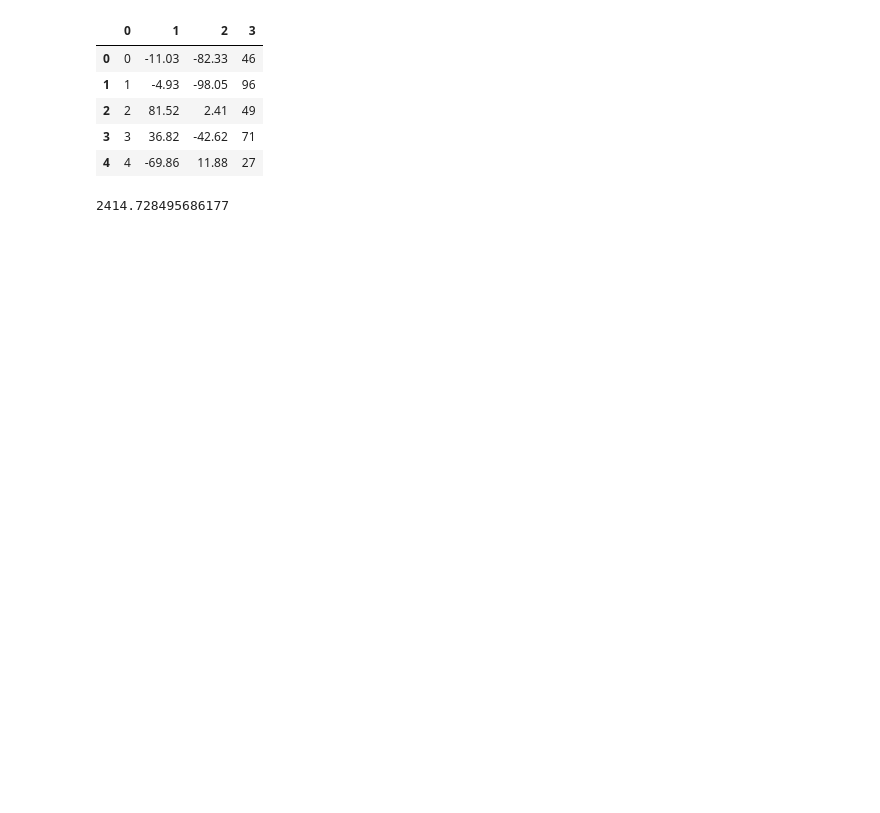
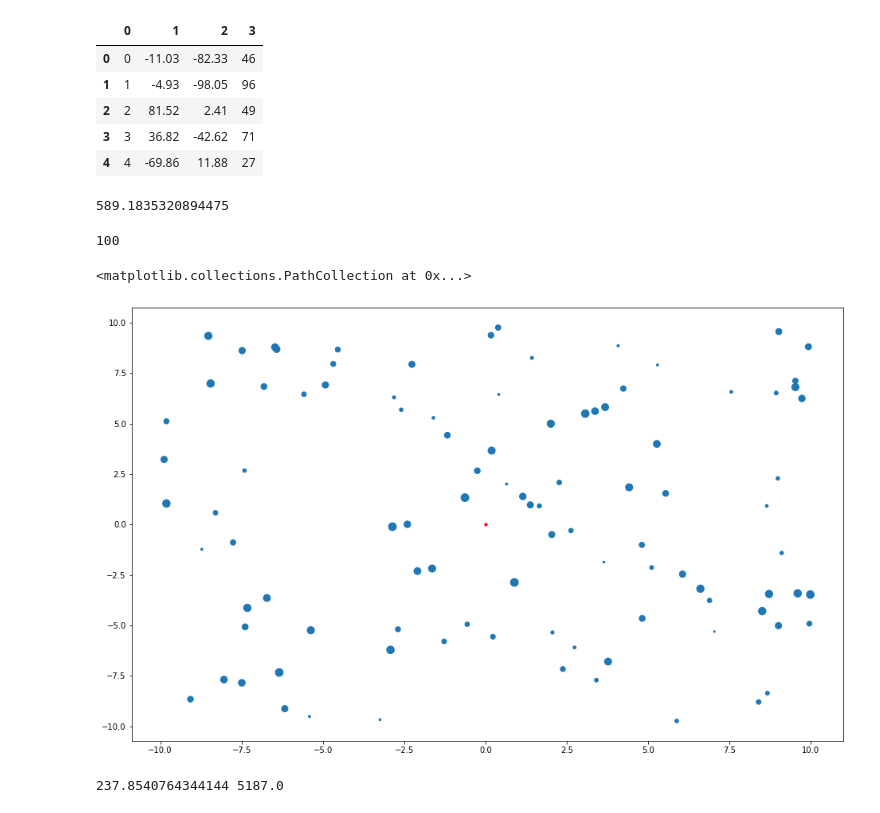
Before and after one commit to camilleAmaury/Master2DS, a Jupyter notebook: ClassificationRepresentationLearning/Projet/antcolonytry.ipynb, the cells around one changed output. Drawn from its saved outputs; the diff is of its cells as text; code cells hidden in the pictures; blank space fills up the shorter version.

```diff
--- a/ClassificationRepresentationLearning/Projet/antcolonytry.ipynb
+++ b/ClassificationRepresentationLearning/Projet/antcolonytry.ipynb
@@ -30,7 +31,7 @@ df.head()
 | 4 | 4 | -69.86 | 11.88 | 27 |
 # %%
 nodes = []
-for i in range(100):
+for i in range(10):
     nodes.append((M[i, 1], M[i, 2]))
 
 def euclidean(a, b):
@@ -43,4 +44,22 @@ solution = solver.solve(world)
 # %%
 print(solution.distance)
 # %% [output]
-2414.728495686177
+589.1835320894475
+# %%
+new_M = []
+window_range = (10,10)
+pos = (0,0)
+for i in range(M.shape[0]):
+    if M[i,1] <= pos[0] + window_range[0] and M[i,1] >= pos[0] - window_range[0]:
+        if M[i,2] <= pos[1] + window_range[1] and M[i,2] >= pos[1] - window_range[1]:
+            new_M.append(M[i])
+new_M = np.array(new_M)
+print(new_M.shape[0])
+# %% [output]
+100
+# %%
+plt.scatter(new_M[:, 1], new_M[:, 2], s=1*new_M[:, 3])
+plt.scatter(pos[0], pos[1], s=10, c='r')
+# %% [output]
+<matplotlib.collections.PathCollection at 0x...>
+[figure, added]
@@ -46,0 +68,7 @@ print(solution.distance)
+# %%
+world = pants.World(temp, euclidean)
+solver = pants.Solver()
+solution = solver.solve(world)
+print(solution.distance, np.sum(new_M[:,3]))
+# %% [output]
+237.8540764344144 5187.0
```
Also changed, not shown: parts of 3 cells of this notebook, 10 other files.
